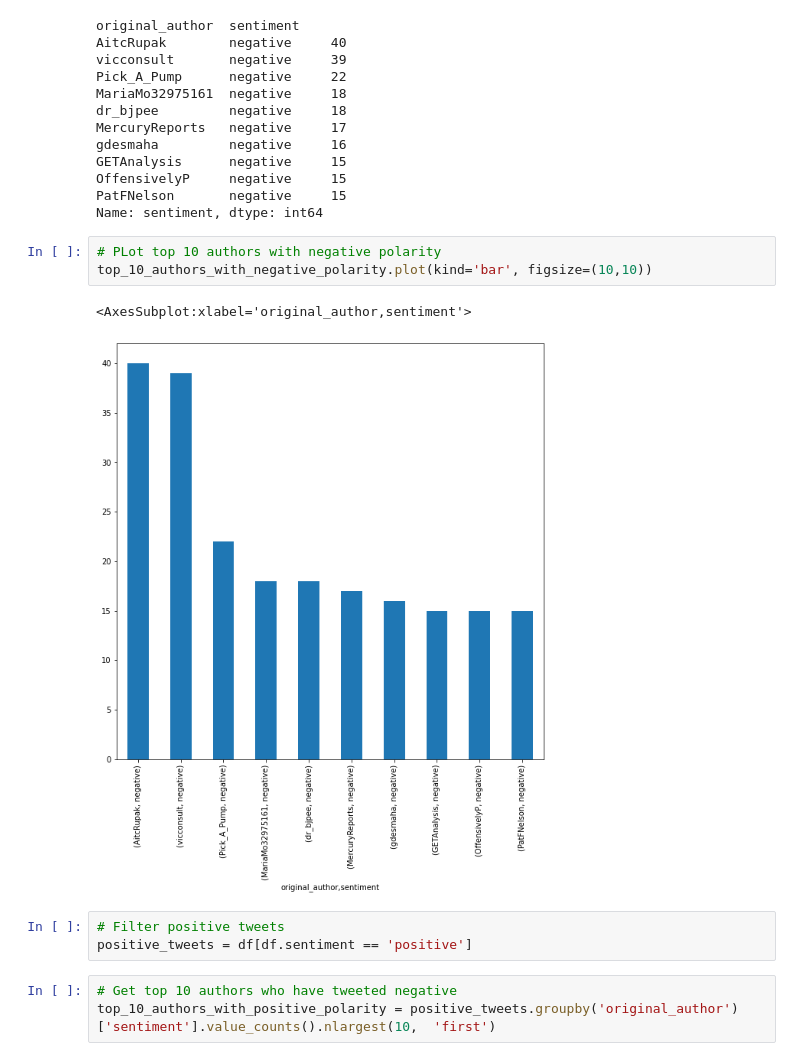
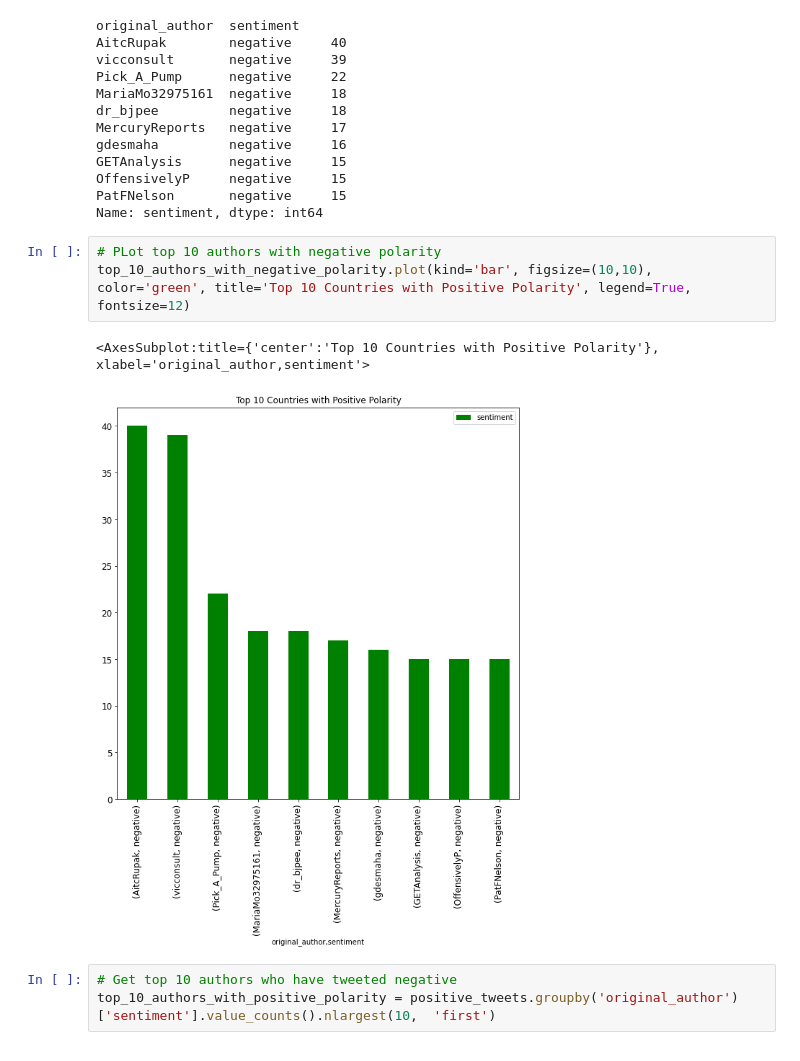
Before and after one commit to jedisam/Twitter-Data-Analysis, a Jupyter notebook: notebooks/Eda.ipynb, the cells around one changed output. Saved outputs shown, nothing was run; the diff lists cells and outputs as text.

Commit message:
visualize tweet grouped by countries and authors

```diff
--- a/notebooks/Eda.ipynb
+++ b/notebooks/Eda.ipynb
@@ -73,13 +105,10 @@ PatFNelson       negative     15
 Name: sentiment, dtype: int64
 # %%
 # PLot top 10 authors with negative polarity
-top_10_authors_with_negative_polarity.plot(kind='bar', figsize=(10,10))
+top_10_authors_with_negative_polarity.plot(kind='bar', figsize=(10,10), color='green', title='Top 10 Countries with Positive Polarity', legend=True, fontsize=12)
 # %% [output]
-<AxesSubplot:xlabel='original_author,sentiment'>
+<AxesSubplot:title={'center':'Top 10 Countries with Positive Polarity'}, xlabel='original_author,sentiment'>
-[figure, old version]
+[figure, new version]
-# %%
-# Filter positive tweets
-positive_tweets = df[df.sentiment == 'positive']
 # %%
 # Get top 10 authors who have tweeted negative
 top_10_authors_with_positive_polarity = positive_tweets.groupby('original_author')['sentiment'].value_counts().nlargest(10,  'first')
```
Also changed, not shown: parts of 6 cells of this notebook.
